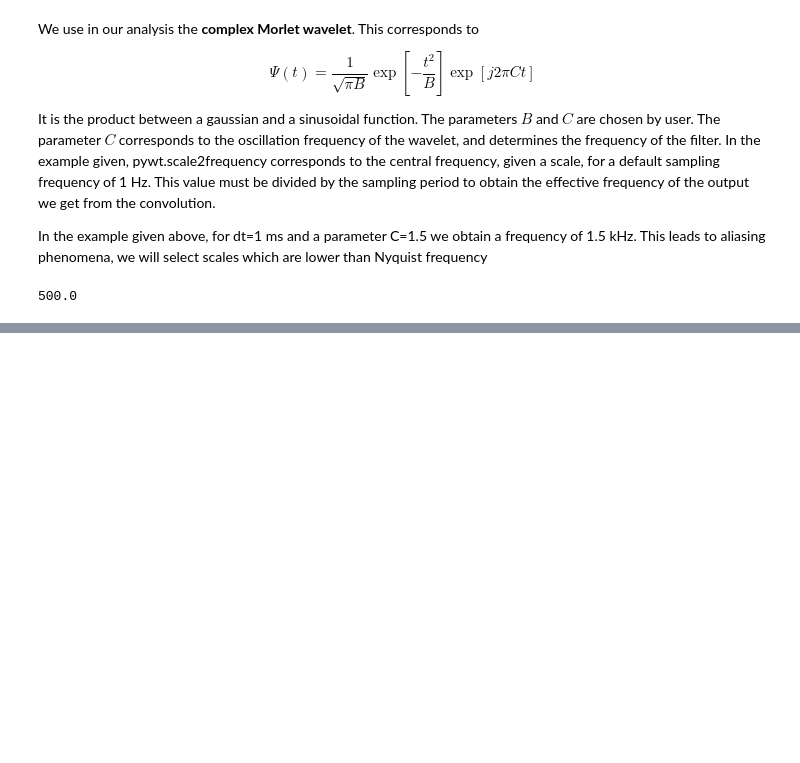
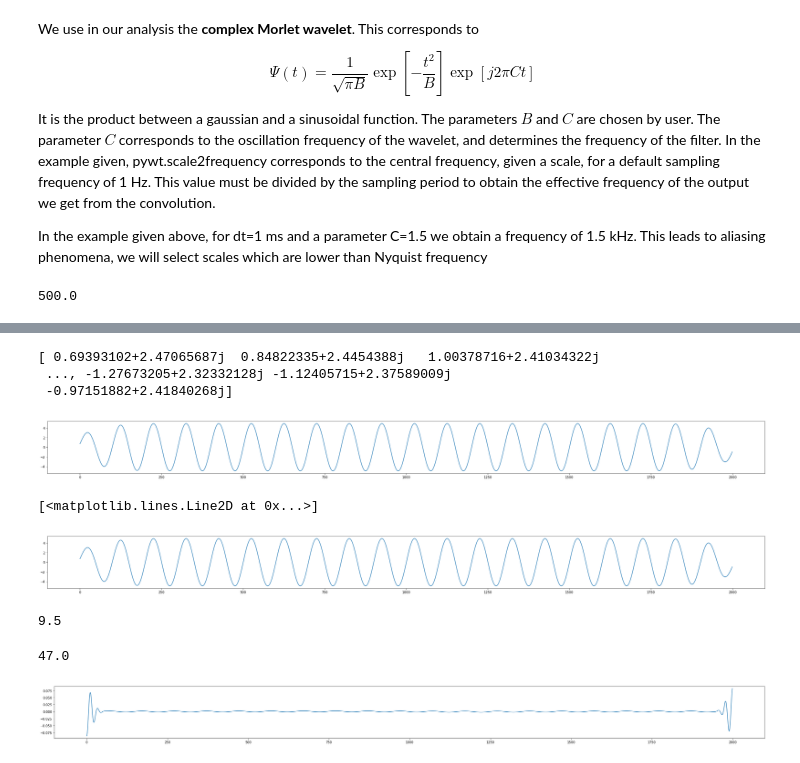
Before and after one commit to rickqiu/mt-mkl, a Jupyter notebook: notebooks/try_wavelet_transform.ipynb, the cells around one changed output, grey strips where cells are left out. Cells and saved outputs as stored; diff of their text form; code cells hidden in the pictures; blank space fills up the shorter version.

Commit message:
CWTTransform
class for cwt coefficients

```diff
--- a/notebooks/try_wavelet_transform.ipynb
+++ b/notebooks/try_wavelet_transform.ipynb
@@ -144,0 +224,32 @@ Continuous wavelet will be evaluated over the range [-8.0, 8.0]
+# %%
+CWT = CWTTransform(fs)
+scales = CWT.scales
+# %%
+coefs = CWT.cwt(x, scales[5])
+plt.figure(figsize=(40,3))
+plt.plot(np.real(coefs))
+print(coefs)
+# %% [output]
+[ 0.69393102+2.47065687j  0.84822335+2.4454388j   1.00378716+2.41034322j
+ ..., -1.27673205+2.32332128j -1.12405715+2.37589009j
+ -0.97151882+2.41840268j]
+[figure, added]
+# %%
+ww = pywt.cwt(data=x, scales=scales[5], wavelet="cmor1.5-1", sampling_period=0.001)[0][0]
+plt.figure(figsize=(40,3))
+plt.plot(np.real(ww))
+# %% [output]
+[<matplotlib.lines.Line2D at 0x...>]
+[figure, added]
+# %%
+pywt.scale2frequency("cmor1.5-1.", scales[5]) / 0.001
+# %% [output]
+9.5
+# %%
+coefs = CWT.cwt(x, scales[30])
+plt.figure(figsize=(40,3))
+plt.plot(np.real(coefs))
+print(CWT.fc[30])
+# %% [output]
+47.0
+[figure, added]
```
Also changed, not shown: parts of 7 cells of this notebook, 1 other file.
